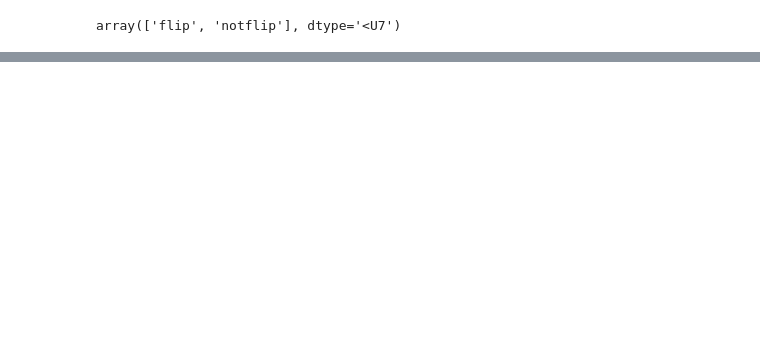
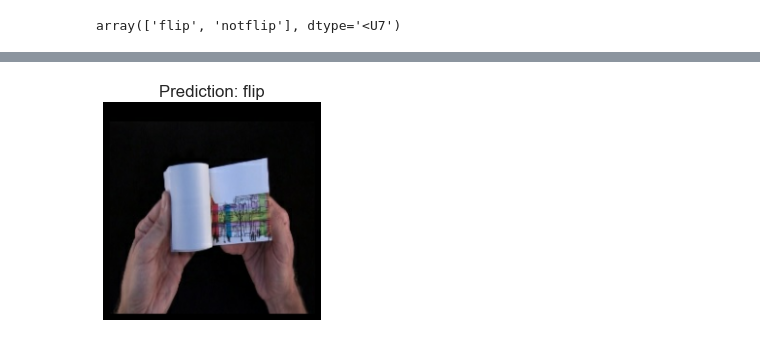
Before and after one commit to Ayesha-da/MonReader, a Jupyter notebook: monreader-updated.ipynb, the cells around one changed output, grey strips where cells are left out. Drawn from its saved outputs; the diff is of its cells as text; code cells hidden in the pictures; blank space fills up the shorter version.

```diff
--- a/monreader-updated.ipynb
+++ b/monreader-updated.ipynb
@@ -621,3 +598,4 @@ TypeError: 'numpy.ndarray' object is not callable
 # %%
 # test our model on a custom image
-pred_and_plot(model_4, "4.jpg")
+pred_and_plot(model_4, "Resources/test4.jpg")
+# %% [output]
@@ -623,0 +603 @@ pred_and_plot(model_4, "4.jpg")
+[figure, added]
```
Also changed, not shown: parts of 38 cells of this notebook.
